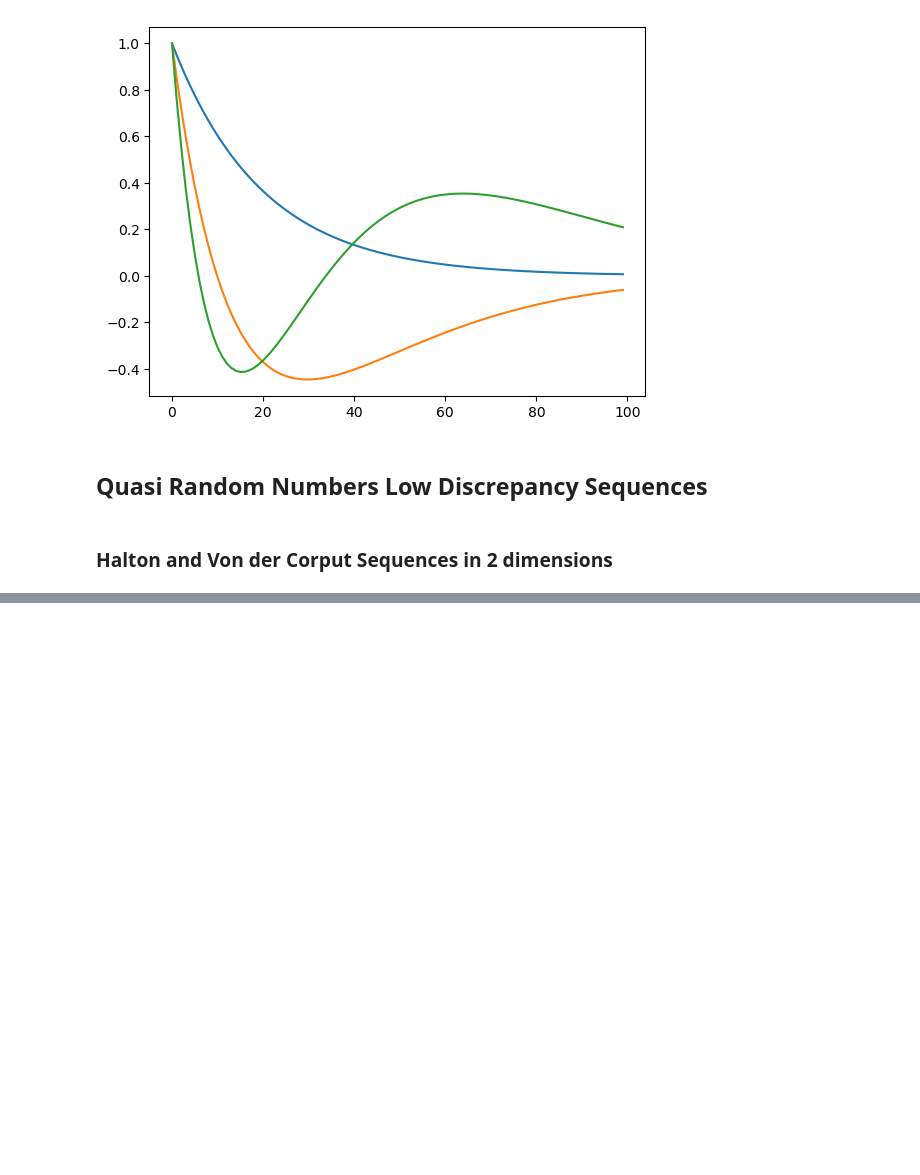
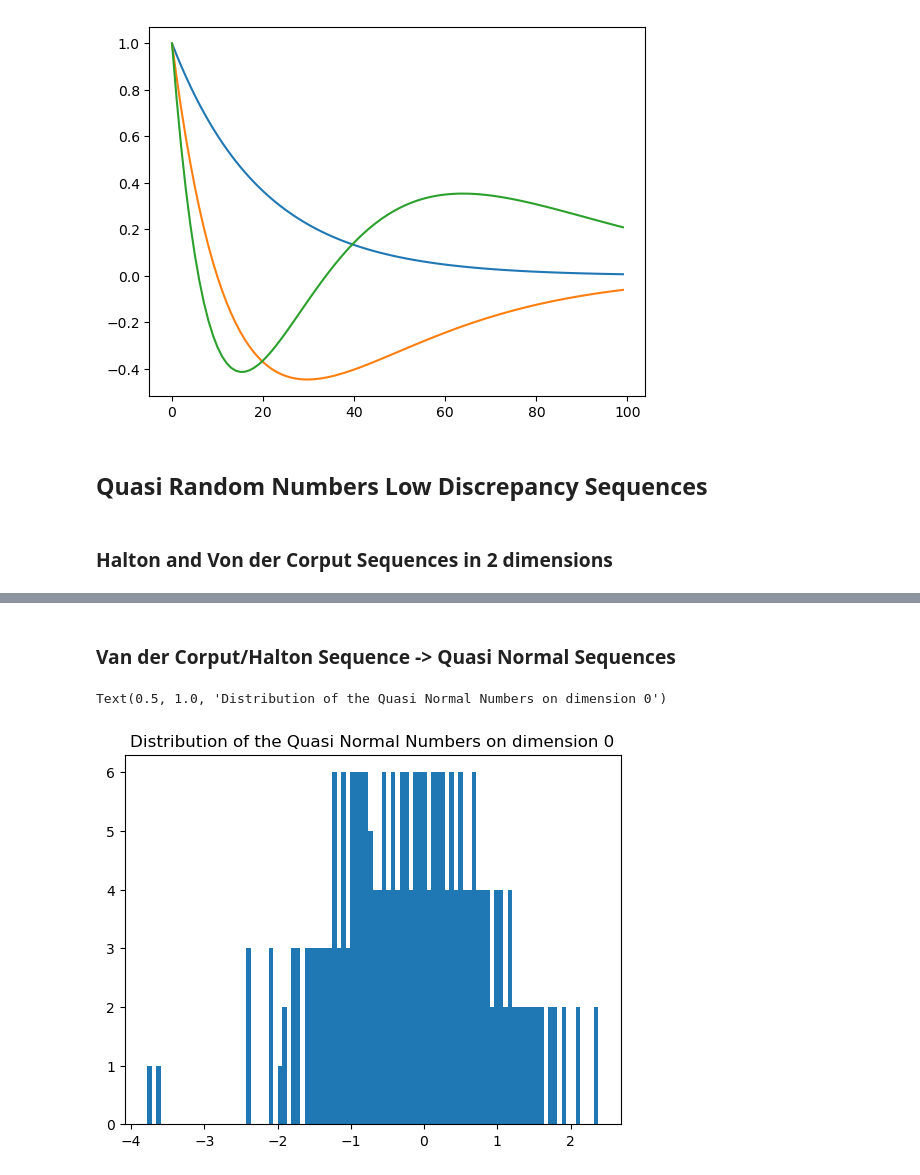
Before and after one commit to raphcor95/numerical_project, a Jupyter notebook: Visualiser.ipynb, the cells around one changed output, grey strips where cells are left out. Drawn from its saved outputs; the diff is of its cells as text; code cells hidden in the pictures; blank space fills up the shorter version.

```diff
--- a/Visualiser.ipynb
+++ b/Visualiser.ipynb
@@ -120,0 +138,17 @@ Text(0.5, 1.0, '2-Dimensional Halton Sequences with bases 2 and 3')
+# %% [markdown]
+### Van der Corput/Halton Sequence -> Quasi Normal Sequences
+# %%
+filepath = r"Outputs/QuasiNormal.csv"
+
+# Load the data
+df_data = pd.read_csv(filepath, header=None)
+
+# Plot dimension
+dim = 0
+
+# Plot the data
+plt.hist(df_data.iloc[:, dim-1], bins=100)
+plt.title(f"Distribution of the Quasi Normal Numbers on dimension {dim}")
+# %% [output]
+Text(0.5, 1.0, 'Distribution of the Quasi Normal Numbers on dimension 0')
+[figure, added]
```
Also changed, not shown: parts of 8 cells of this notebook, 3 other files.
